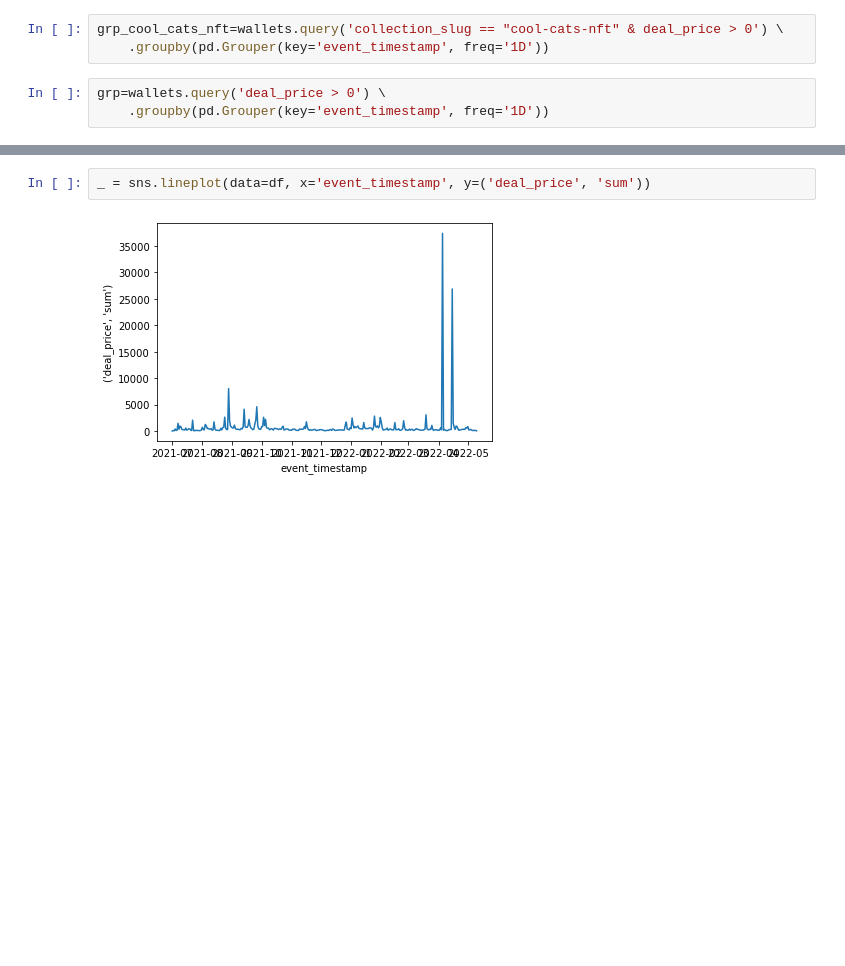
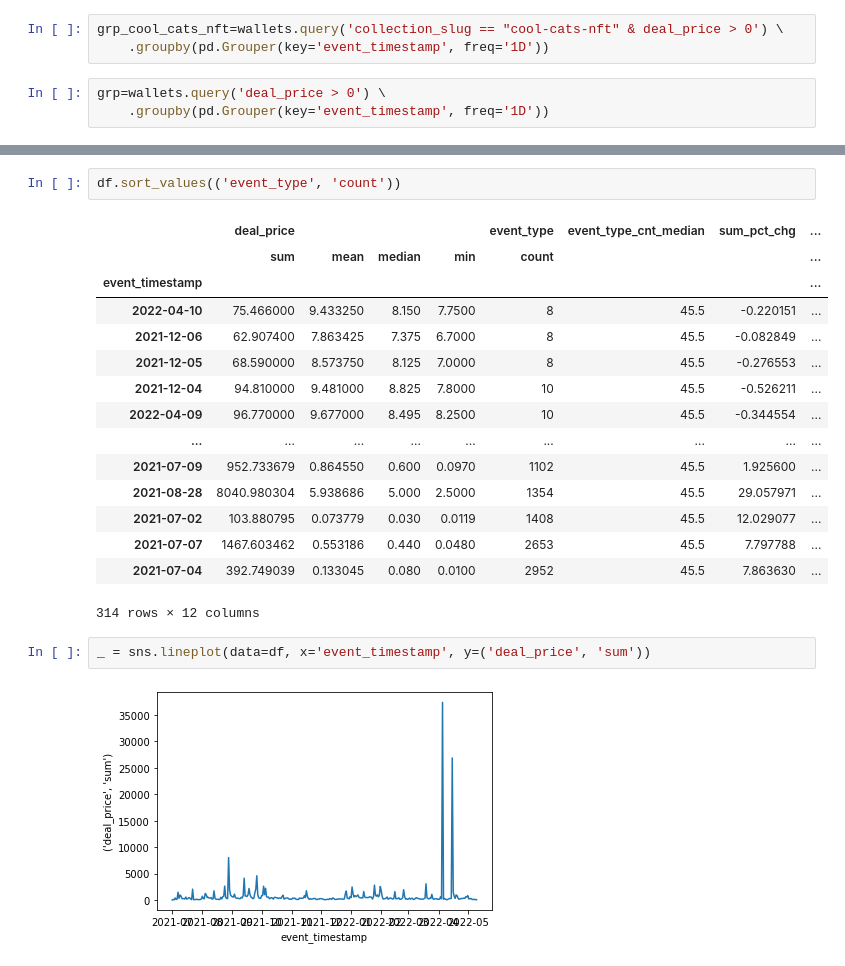
Before and after one commit to Cryptoro-DAO/OpenSea-API-crawler, a Jupyter notebook: Wallets Feature Engineering.ipynb, the cells around one changed output, grey strips where cells are left out. Drawn from its saved outputs; the diff is of its cells as text; blank space fills up the shorter version.

```diff
--- a/Wallets Feature Engineering.ipynb
+++ b/Wallets Feature Engineering.ipynb
@@ -1225,3 +1228,21 @@ df
+# %%
+df.sort_values(('event_type', 'count'))
+# %% [output]
+|  | deal_price |  |  |  | event_type | event_type_cnt_median | sum_pct_chg | ... |
+|  | sum | mean | median | min | count |  |  | ... |
+| event_timestamp |  |  |  |  |  |  |  | ... |
+| 2022-04-10 | 75.466000 | 9.433250 | 8.150 | 7.7500 | 8 | 45.5 | -0.220151 | ... |
+| 2021-12-06 | 62.907400 | 7.863425 | 7.375 | 6.7000 | 8 | 45.5 | -0.082849 | ... |
+| 2021-12-05 | 68.590000 | 8.573750 | 8.125 | 7.0000 | 8 | 45.5 | -0.276553 | ... |
+| 2021-12-04 | 94.810000 | 9.481000 | 8.825 | 7.8000 | 10 | 45.5 | -0.526211 | ... |
+| 2022-04-09 | 96.770000 | 9.677000 | 8.495 | 8.2500 | 10 | 45.5 | -0.344554 | ... |
+| ... | ... | ... | ... | ... | ... | ... | ... | ... |
+| 2021-07-09 | 952.733679 | 0.864550 | 0.600 | 0.0970 | 1102 | 45.5 | 1.925600 | ... |
+| 2021-08-28 | 8040.980304 | 5.938686 | 5.000 | 2.5000 | 1354 | 45.5 | 29.057971 | ... |
+| 2021-07-02 | 103.880795 | 0.073779 | 0.030 | 0.0119 | 1408 | 45.5 | 12.029077 | ... |
+| 2021-07-07 | 1467.603462 | 0.553186 | 0.440 | 0.0480 | 2653 | 45.5 | 7.797788 | ... |
+| 2021-07-04 | 392.749039 | 0.133045 | 0.080 | 0.0100 | 2952 | 45.5 | 7.863630 | ... |
+314 rows × 12 columns
 # %%
 _ = sns.lineplot(data=df, x='event_timestamp', y=('deal_price', 'sum'))
 # %% [output]
```
Also changed, not shown: parts of 3 cells of this notebook, 1 other file.
